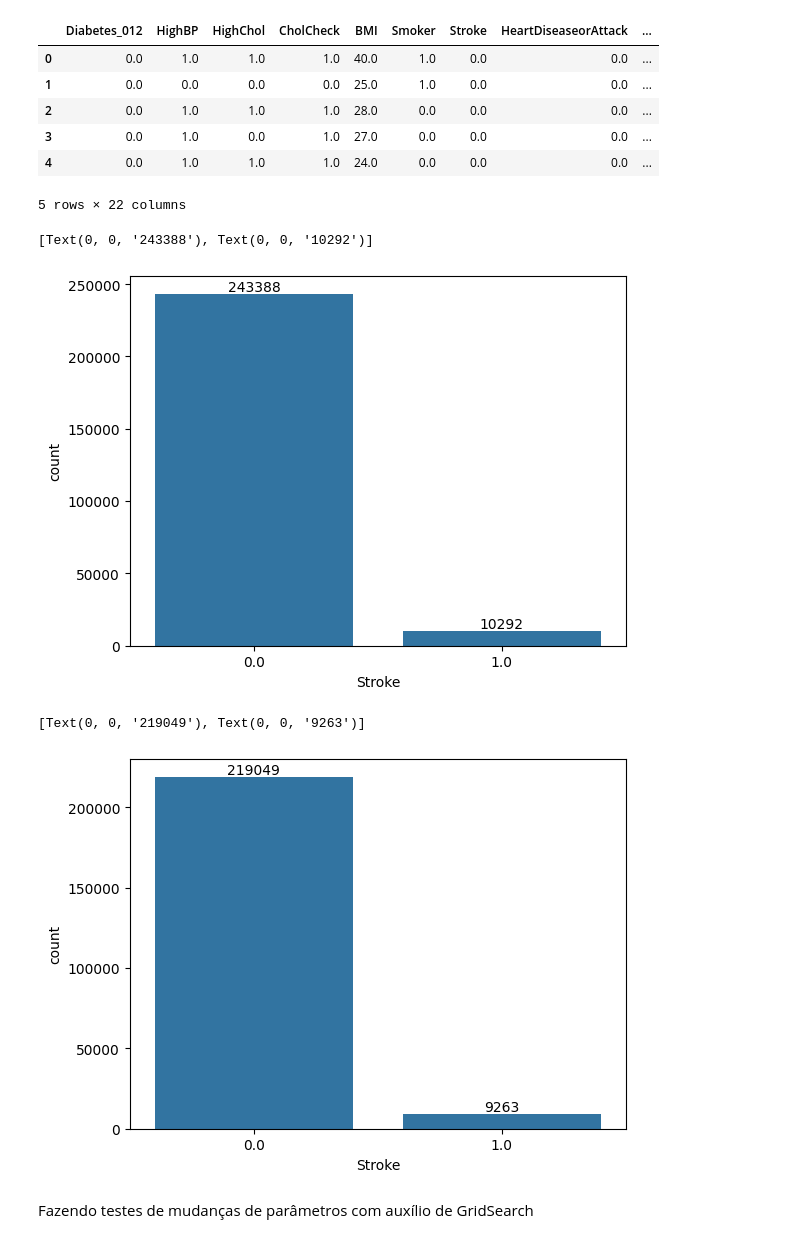
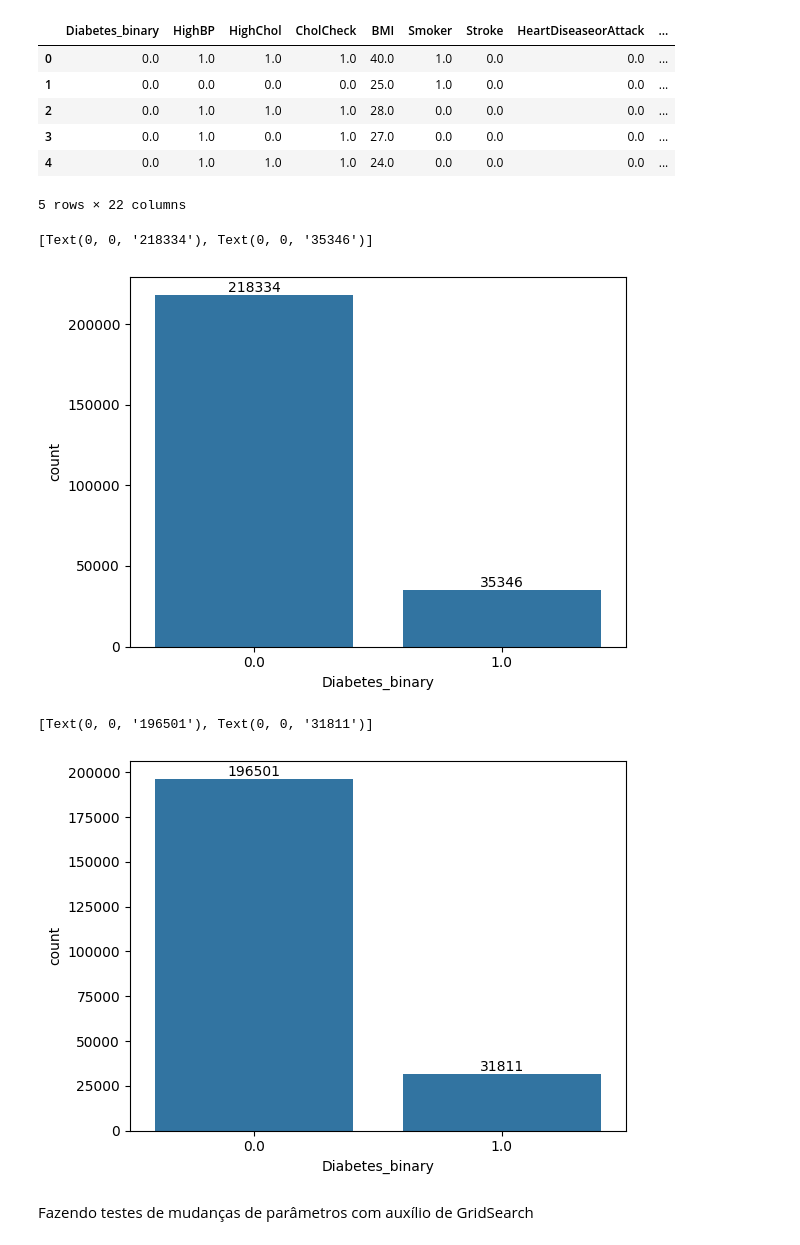
Before and after one commit to gondimjoaom/IA024, a Jupyter notebook: avc_dataset/RandomForests.ipynb, the cells around one changed output. Drawn from its saved outputs; the diff is of its cells as text; code cells hidden in the pictures.

```diff
--- a/avc_dataset/RandomForests.ipynb
+++ b/avc_dataset/RandomForests.ipynb
@@ -5,8 +6,8 @@ import seaborn as sns
 # %%
-df = pd.read_csv("data_set.csv")
+df = pd.read_csv("diabetes_binary_health_indicators_BRFSS2015.csv")
 df.head()
 # %% [output]
-|  | Diabetes_012 | HighBP | HighChol | CholCheck | BMI | Smoker | Stroke | HeartDiseaseorAttack | ... |
+|  | Diabetes_binary | HighBP | HighChol | CholCheck | BMI | Smoker | Stroke | HeartDiseaseorAttack | ... |
 | 0 | 0.0 | 1.0 | 1.0 | 1.0 | 40.0 | 1.0 | 0.0 | 0.0 | ... |
 | 1 | 0.0 | 0.0 | 0.0 | 0.0 | 25.0 | 1.0 | 0.0 | 0.0 | ... |
 | 2 | 0.0 | 1.0 | 1.0 | 1.0 | 28.0 | 0.0 | 0.0 | 0.0 | ... |
@@ -14,25 +15,25 @@ df.head()
 | 4 | 0.0 | 1.0 | 1.0 | 1.0 | 24.0 | 0.0 | 0.0 | 0.0 | ... |
 5 rows × 22 columns
 # %%
-X_all = df[[feat for feat in df.columns if feat != "Stroke"]]
-Y_all = df["Stroke"]
+X_all = df[[feat for feat in df.columns if feat != "Diabetes_binary"]]
+Y_all = df["Diabetes_binary"]
 # %%
-ax=sns.countplot(data=df, x="Stroke")
+ax=sns.countplot(data=df, x="Diabetes_binary")
 ax.bar_label(ax.containers[0])
 # %% [output]
-[Text(0, 0, '243388'), Text(0, 0, '10292')]
+[Text(0, 0, '218334'), Text(0, 0, '35346')]
-[figure, old version]
+[figure, new version]
 # %%
 from sklearn.model_selection import train_test_split
 # %%
 # Dados reservados para validação final do modelo
 X, X_test, Y, y_test = train_test_split(X_all, Y_all, test_size=0.1, random_state=416, stratify=Y_all)
 # %%
-ax=sns.countplot(data=df.iloc[Y.index], x="Stroke")
+ax=sns.countplot(data=df.iloc[Y.index], x="Diabetes_binary")
 ax.bar_label(ax.containers[0])
 # %% [output]
-[Text(0, 0, '219049'), Text(0, 0, '9263')]
+[Text(0, 0, '196501'), Text(0, 0, '31811')]
-[figure, old version]
+[figure, new version]
 # %%
 from sklearn.ensemble import RandomForestClassifier
 from sklearn.model_selection import GridSearchCV
```
Also changed, not shown: parts of 17 cells of this notebook, 2 other files.
